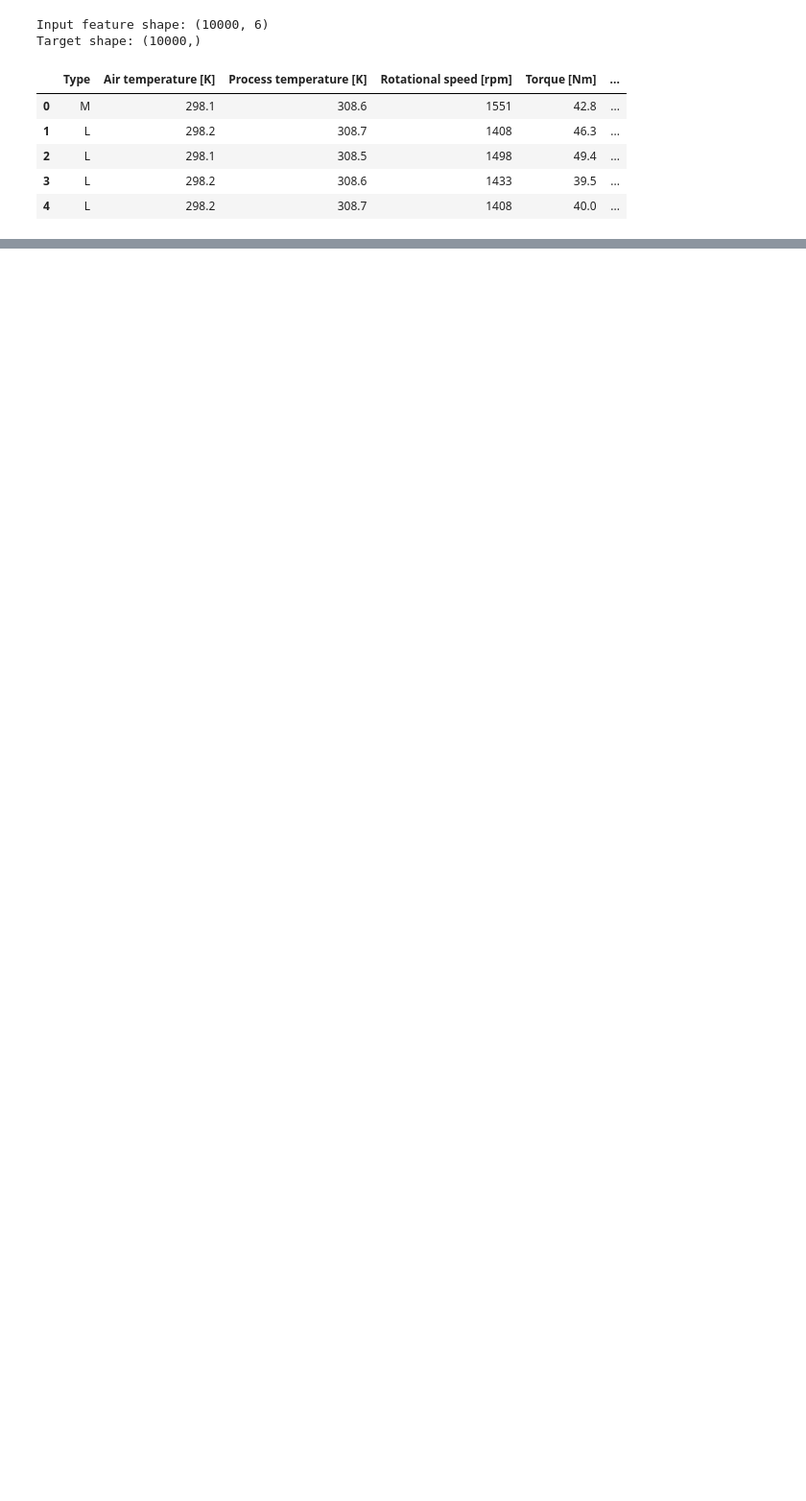
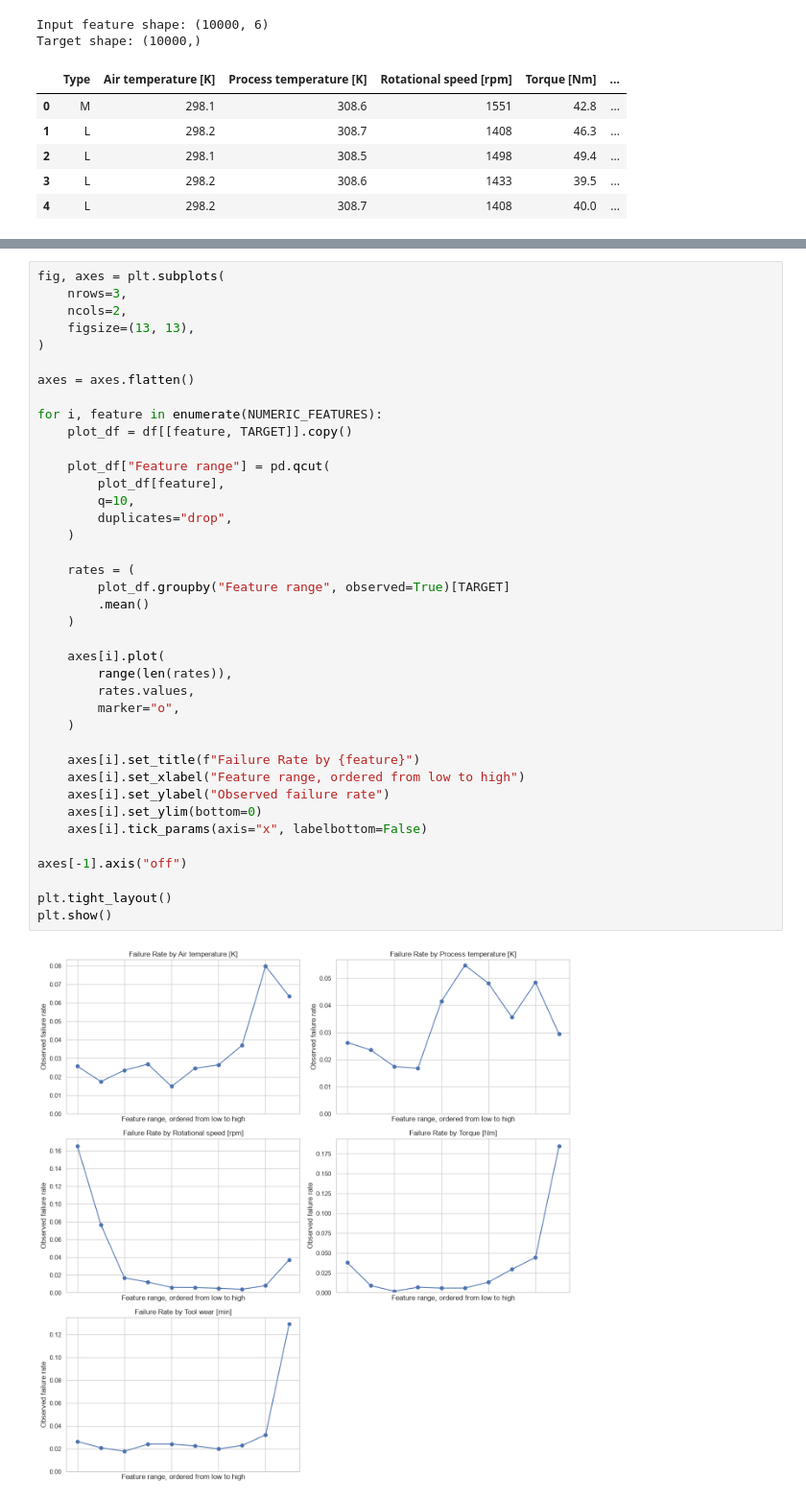
Before and after one commit to virajViduranga/MachineGuard, a Jupyter notebook: ml/notebooks/01_data_exploration.ipynb, the cells around one changed output, grey strips where cells are left out. Shown at 96% size. Cells and saved outputs as stored; diff of their text form; blank space fills up the shorter version.

```diff
--- a/ml/notebooks/01_data_exploration.ipynb
+++ b/ml/notebooks/01_data_exploration.ipynb
@@ -173,0 +274,41 @@ Target shape: (10000,)
+# %%
+fig, axes = plt.subplots(
+    nrows=3,
+    ncols=2,
+    figsize=(13, 13),
+)
+
+axes = axes.flatten()
+
+for i, feature in enumerate(NUMERIC_FEATURES):
+    plot_df = df[[feature, TARGET]].copy()
+
+    plot_df["Feature range"] = pd.qcut(
+        plot_df[feature],
+        q=10,
+        duplicates="drop",
+    )
+
+    rates = (
+        plot_df.groupby("Feature range", observed=True)[TARGET]
+        .mean()
+    )
+
+    axes[i].plot(
+        range(len(rates)),
+        rates.values,
+        marker="o",
+    )
+
+    axes[i].set_title(f"Failure Rate by {feature}")
+    axes[i].set_xlabel("Feature range, ordered from low to high")
+    axes[i].set_ylabel("Observed failure rate")
+    axes[i].set_ylim(bottom=0)
+    axes[i].tick_params(axis="x", labelbottom=False)
+
+axes[-1].axis("off")
+
+plt.tight_layout()
+plt.show()
+# %% [output]
+[figure, added]
```
Also changed, not shown: parts of 12 cells of this notebook.
